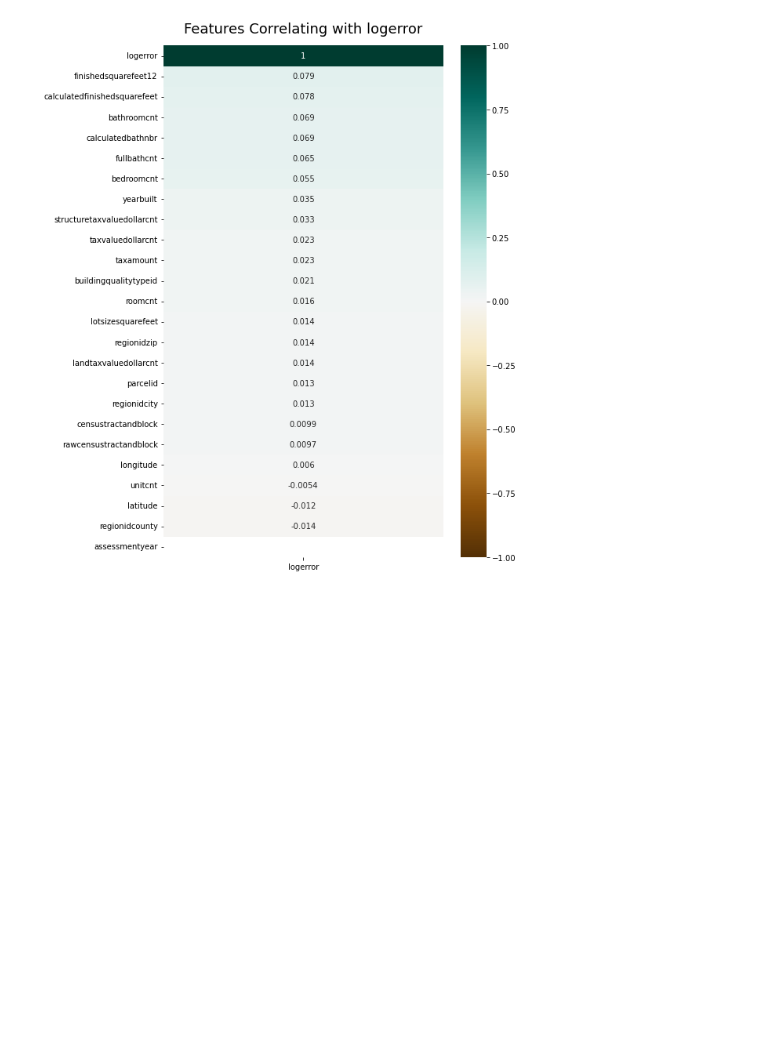
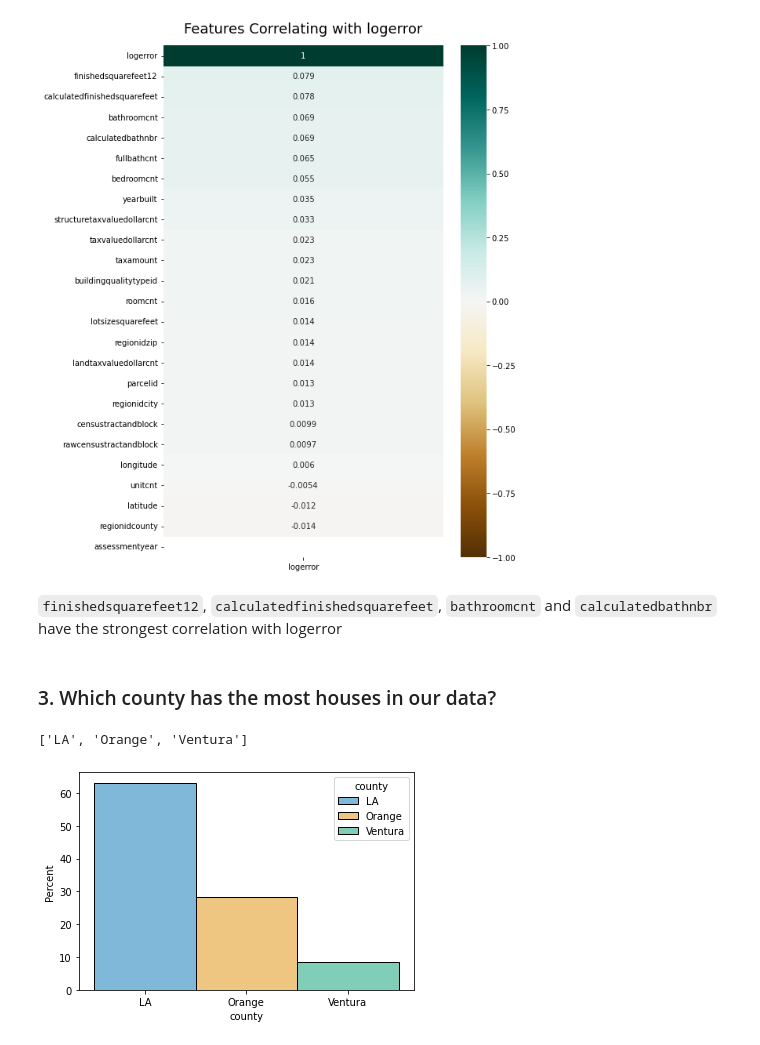
Before and after one commit to markydoug/clustering-exercises, a Jupyter notebook: explore_zillow.ipynb, the cells around one changed output. Saved outputs shown, nothing was run; the diff lists cells and outputs as text; code cells hidden in the pictures; blank space fills up the shorter version.

````diff
--- a/explore_zillow.ipynb
+++ b/explore_zillow.ipynb
@@ -65,3 +65,15 @@ heatmap = sns.heatmap(train.corr(method='spearman')[['logerror']].sort_values(by
 heatmap.set_title('Features Correlating with logerror', fontdict={'fontsize':18}, pad=16);
 # %% [output]
 [figure]
+# %% [markdown]
+```finishedsquarefeet12```, ```calculatedfinishedsquarefeet```, ```bathroomcnt``` and ```calculatedbathnbr``` have the strongest correlation with logerror
+# %% [markdown]
+### 3. Which county has the most houses in our data?
+# %%
+list(train.county.unique())
+# %% [output]
+['LA', 'Orange', 'Ventura']
+# %%
+sns.histplot(train, x='county',stat='percent', hue='county', palette='colorblind');
+# %% [output]
+[figure, added]
````
Also changed, not shown: parts of 6 cells of this notebook.
